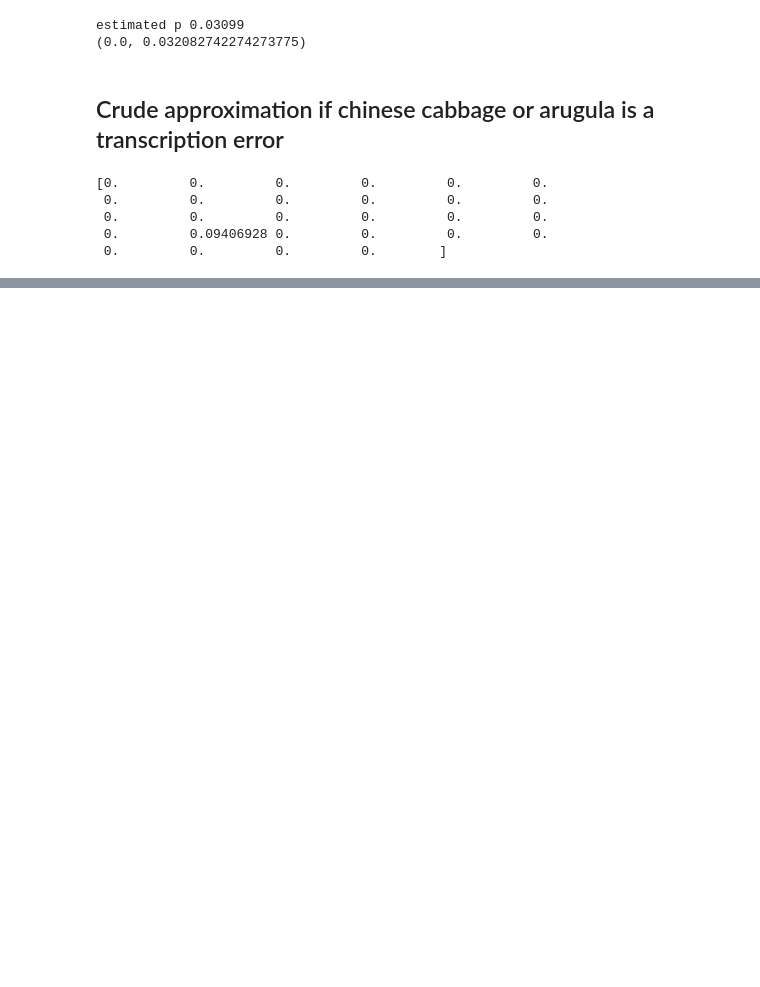
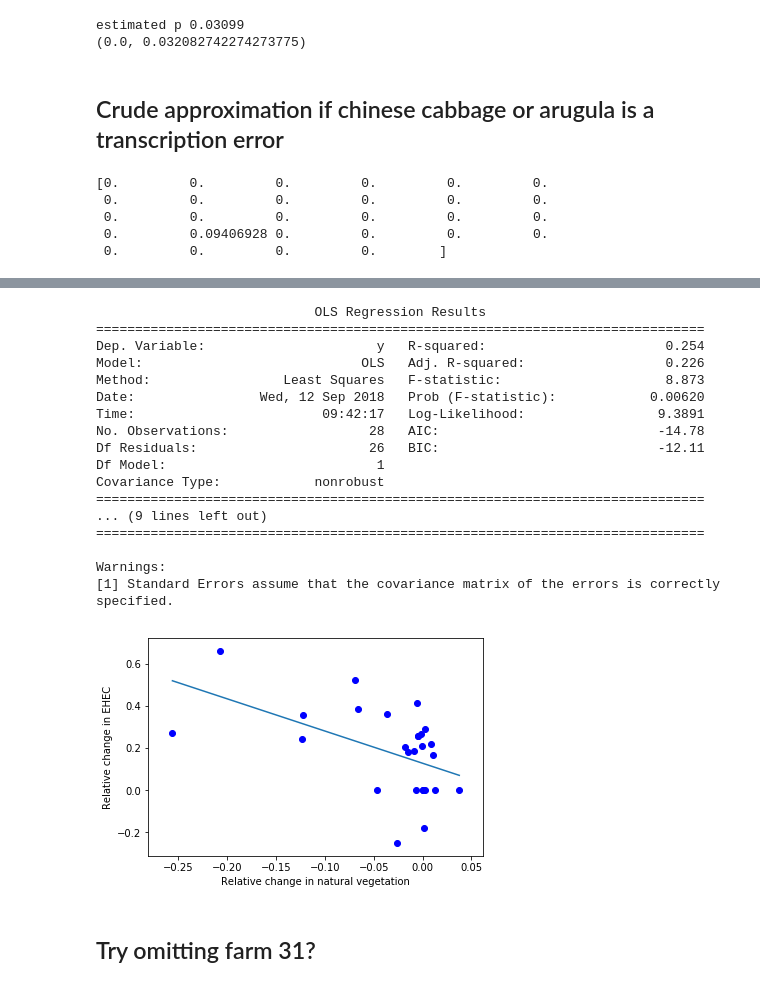
Before and after one commit to pbstark/Repro-s159-f19, a Jupyter notebook: Code/karpEtal15.ipynb, the cells around one changed output, grey strips where cells are left out. Saved outputs shown, nothing was run; the diff lists cells and outputs as text; code cells hidden in the pictures; blank space fills up the shorter version.

```diff
--- a/Code/karpEtal15.ipynb
+++ b/Code/karpEtal15.ipynb
@@ -249,0 +379,24 @@ estimated p 0.01737
+# %%
+# Karp et al. use fourth-root transformation of the contamination data.
+
+ecoli4th = np.multiply(np.sign(ecoli), np.power(np.abs(ecoli), 1/4))
+coeffs4th = do_regress(ecoli4th, nature1)
+# %% [output]
+                            OLS Regression Results
+==============================================================================
+Dep. Variable:                      y   R-squared:                       0.254
+Model:                            OLS   Adj. R-squared:                  0.226
+Method:                 Least Squares   F-statistic:                     8.873
+Date:                Wed, 12 Sep 2018   Prob (F-statistic):            0.00620
+Time:                        09:42:17   Log-Likelihood:                 9.3891
+No. Observations:                  28   AIC:                            -14.78
+Df Residuals:                      26   BIC:                            -12.11
+Df Model:                           1
+Covariance Type:            nonrobust
+==============================================================================
+... (9 lines left out)
+==============================================================================
+
+Warnings:
+[1] Standard Errors assume that the covariance matrix of the errors is correctly specified.
+[figure, added]
@@ -249,0 +415,2 @@ estimated p 0.01737
+# %% [markdown]
+## Try omitting farm 31?
```
Also changed, not shown: parts of 19 cells of this notebook, 3 other files.
